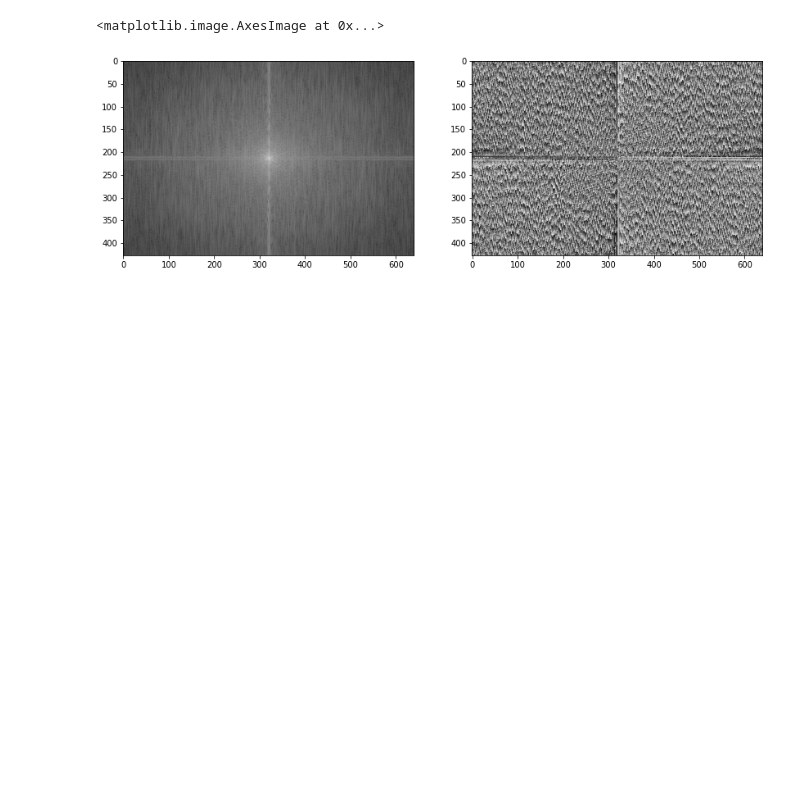
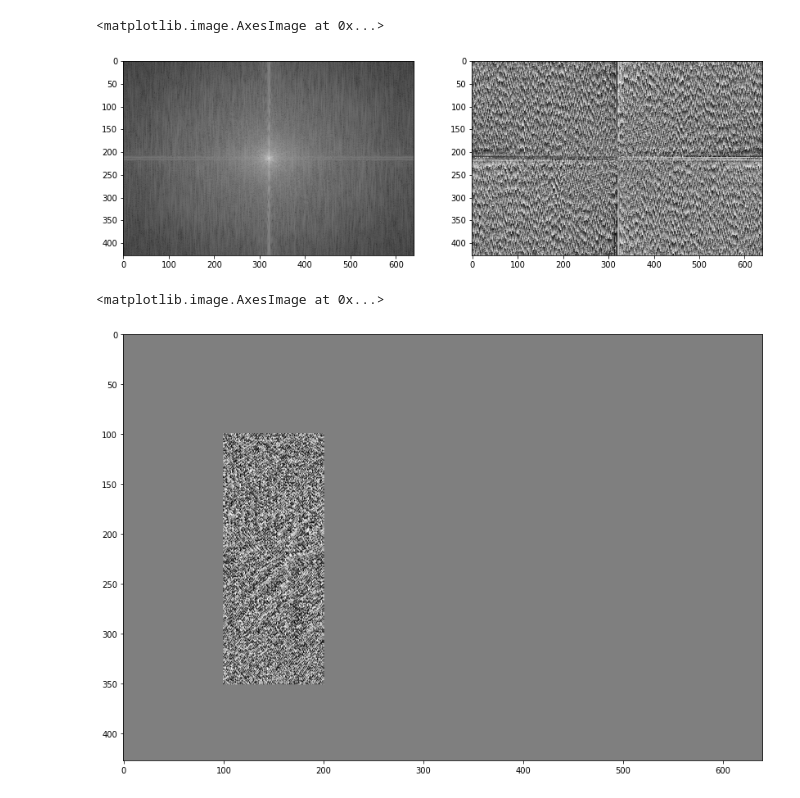
Before and after one commit to EHVB/DSP_Task4, a Jupyter notebook: processing/processing.ipynb, the cells around one changed output. Cells and saved outputs as stored; diff of their text form; code cells hidden in the pictures; blank space fills up the shorter version.

```diff
--- a/processing/processing.ipynb
+++ b/processing/processing.ipynb
@@ -44,5 +44,20 @@ plt.imshow(img2_phase, cmap='gray')
 # %% [output]
 <matplotlib.image.AxesImage at 0x...>
 [figure]
+# %%
+w = 100
+h = 250
+for x in range (0,img1_phase.shape[0]):
+    for y in range(0,img1_phase.shape[1]):
+        if (x>=100 and x<=100+h )and(y>=100 and y<=100+w):
+            pass
+        else:
+            img1_phase[x][y] = 0
+
+plt.figure(figsize=(14,18))
+plt.imshow(img1_phase,cmap='gray')
+# %% [output]
+<matplotlib.image.AxesImage at 0x...>
+[figure, added]
 # %%
 comb = np.multiply(img2_amplitude, np.exp(1j * img1_phase))
```
Also changed, not shown: parts of 5 cells of this notebook, 3 other files.
